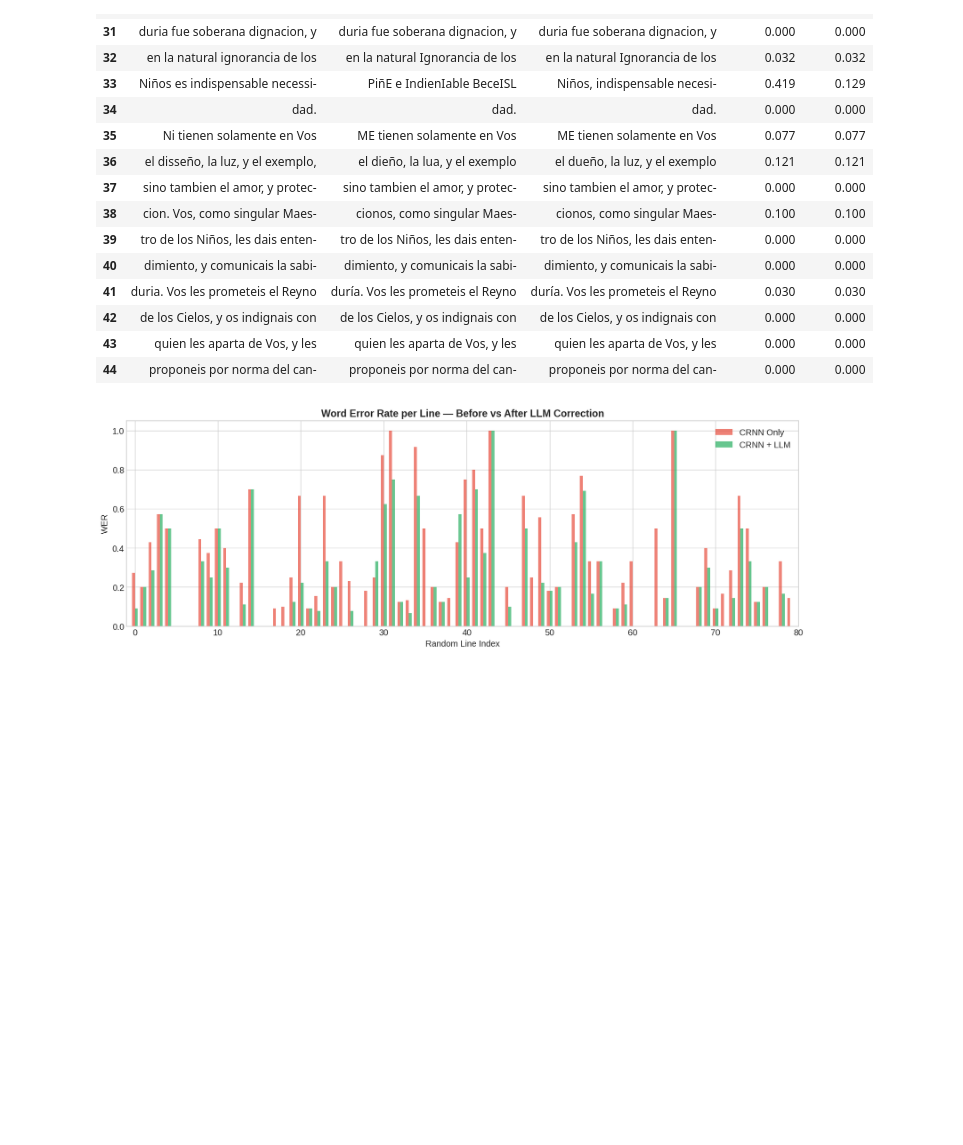
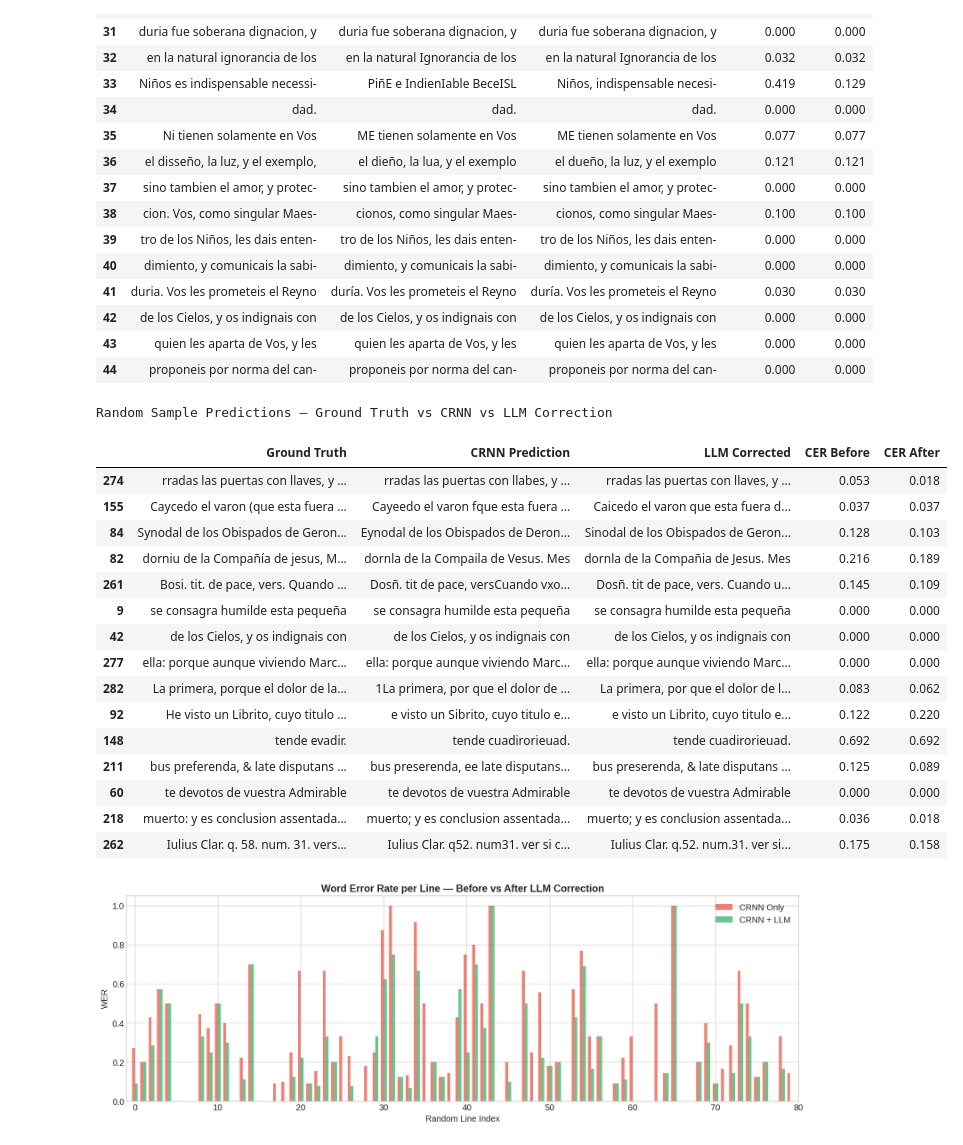
Before and after one commit to VHemanth45/Test1, a Jupyter notebook: RenAIssance_Showcase.ipynb, the cells around one changed output. Cells and saved outputs as stored; diff of their text form; code cells hidden in the pictures; blank space fills up the shorter version.

```diff
--- a/RenAIssance_Showcase.ipynb
+++ b/RenAIssance_Showcase.ipynb
@@ -1008,11 +1008,23 @@ if df_final is not None:
     sample_df = df_final.iloc[sample_idx][['ground_truth_text', 'crnn_prediction', 'llm_correction',
                                             'cer_before', 'cer_after']].copy()
     sample_df.columns = ['Ground Truth', 'CRNN Prediction', 'LLM Corrected', 'CER Before', 'CER After']
-    sample_df['CER Before'] = sample_df['CER Before'].map('{:.3f}'.format)
-    sample_df['CER After'] = sample_df['CER After'].map('{:.3f}'.format)
 
-    display(sample_df.style.set_properties(**{'text-align': 'left', 'font-size': '11px'})
-            .set_table_styles([{'selector': 'th', 'props': [('text-align', 'center')]}]))
+    def highlight_row_if_low_cer(row):
+        is_low_cer = (
+            (pd.notna(row['CER Before']) and float(row['CER Before']) < 0.10) or
+            (pd.notna(row['CER After']) and float(row['CER After']) < 0.10)
+        )
+        return ['background-color: rgba(144, 238, 144, 0.25)' if is_low_cer else '' for _ in row]
+
+    styled_table = (
+        sample_df.style
+        .format({'CER Before': '{:.3f}', 'CER After': '{:.3f}'})
+        .apply(highlight_row_if_low_cer, axis=1)
+        .set_properties(**{'text-align': 'left', 'font-size': '11px'})
+        .set_table_styles([{'selector': 'th', 'props': [('text-align', 'center')]}])
+    )
+
+    display(styled_table)
 # %% [output]
 Sample Predictions — Ground Truth vs CRNN vs LLM Correction
 |  | Ground Truth | CRNN Prediction | LLM Corrected | CER Before | CER After |
@@ -1031,6 +1043,55 @@ Sample Predictions — Ground Truth vs CRNN vs LLM Correction
 | 42 | de los Cielos, y os indignais con | de los Cielos, y os indignais con | de los Cielos, y os indignais con | 0.000 | 0.000 |
 | 43 | quien les aparta de Vos, y les | quien les aparta de Vos, y les | quien les aparta de Vos, y les | 0.000 | 0.000 |
 | 44 | proponeis por norma del can- | proponeis por norma del can- | proponeis por norma del can- | 0.000 | 0.000 |
+# %%
+# ═══════════════════════════════════════════════
+# RANDOM SAMPLE PREDICTIONS TABLE
+# ═══════════════════════════════════════════════
+
+if df_final is not None:
+    print("Random Sample Predictions — Ground Truth vs CRNN vs LLM Correction\n")
+
+    n_rows = min(15, len(df_final))
+    random_sample_df = df_final.sample(n=n_rows, random_state=42)[
+        ['ground_truth_text', 'crnn_prediction', 'llm_correction', 'cer_before', 'cer_after']
+    ].copy()
+
+    random_sample_df.columns = ['Ground Truth', 'CRNN Prediction', 'LLM Corrected', 'CER Before', 'CER After']
+
+    def highlight_row_if_low_cer(row):
+        is_low_cer = (
+            (pd.notna(row['CER Before']) and float(row['CER Before']) < 0.10) or
+            (pd.notna(row['CER After']) and float(row['CER After']) < 0.10)
+        )
+        return ['background-color: rgba(144, 238, 144, 0.25)' if is_low_cer else '' for _ in row]
+
+    styled_random_table = (
+        random_sample_df.style
+        .format({'CER Before': '{:.3f}', 'CER After': '{:.3f}'})
+        .apply(highlight_row_if_low_cer, axis=1)
+        .set_properties(**{'text-align': 'left', 'font-size': '11px'})
+        .set_table_styles([{'selector': 'th', 'props': [('text-align', 'center')]}])
+    )
+
+    display(styled_random_table)
+# %% [output]
+Random Sample Predictions — Ground Truth vs CRNN vs LLM Correction
+|  | Ground Truth | CRNN Prediction | LLM Corrected | CER Before | CER After |
+| 274 | rradas las puertas con llaves, y ... | rradas las puertas con llabes, y ... | rradas las puertas con llaves, y ... | 0.053 | 0.018 |
+| 155 | Caycedo el varon (que esta fuera ... | Cayeedo el varon fque esta fuera ... | Caicedo el varon que esta fuera d... | 0.037 | 0.037 |
+| 84 | Synodal de los Obispados de Geron... | Eynodal de los Obispados de Deron... | Sinodal de los Obispados de Geron... | 0.128 | 0.103 |
+| 82 | dorniu de la Compañía de jesus, M... | dornla de la Compaila de Vesus. Mes | dornla de la Compañia de Jesus. Mes | 0.216 | 0.189 |
+| 261 | Bosi. tit. de pace, vers. Quando ... | Dosñ. tit de pace, versCuando vxo... | Dosñ. tit de pace, vers. Cuando u... | 0.145 | 0.109 |
+| 9 | se consagra humilde esta pequeña | se consagra humilde esta pequeña | se consagra humilde esta pequeña | 0.000 | 0.000 |
+| 42 | de los Cielos, y os indignais con | de los Cielos, y os indignais con | de los Cielos, y os indignais con | 0.000 | 0.000 |
+| 277 | ella: porque aunque viviendo Marc... | ella: porque aunque viviendo Marc... | ella: porque aunque viviendo Marc... | 0.000 | 0.000 |
+| 282 | La primera, porque el dolor de la... | 1La primera, por que el dolor de ... | La primera, por que el dolor de l... | 0.083 | 0.062 |
+| 92 | He visto un Librito, cuyo titulo ... | e visto un Sibrito, cuyo titulo e... | e visto un Librito, cuyo titulo e... | 0.122 | 0.220 |
+| 148 | tende evadir. | tende cuadirorieuad. | tende cuadirorieuad. | 0.692 | 0.692 |
+| 211 | bus preferenda, & late disputans ... | bus preserenda, ee late disputans... | bus preserenda, & late disputans ... | 0.125 | 0.089 |
+| 60 | te devotos de vuestra Admirable | te devotos de vuestra Admirable | te devotos de vuestra Admirable | 0.000 | 0.000 |
+| 218 | muerto: y es conclusion assentada... | muerto; y es conclusion assentada... | muerto; y es conclusion assentada... | 0.036 | 0.018 |
+| 262 | Iulius Clar. q. 58. num. 31. vers... | Iulius Clar. q52. num31. ver si c... | Iulius Clar. q.52. num.31. ver si... | 0.175 | 0.158 |
 # %%
 # ═══════════════════════════════════════════════
 # WER DISTRIBUTION
```
Also changed, not shown: parts of 7 cells of this notebook.
